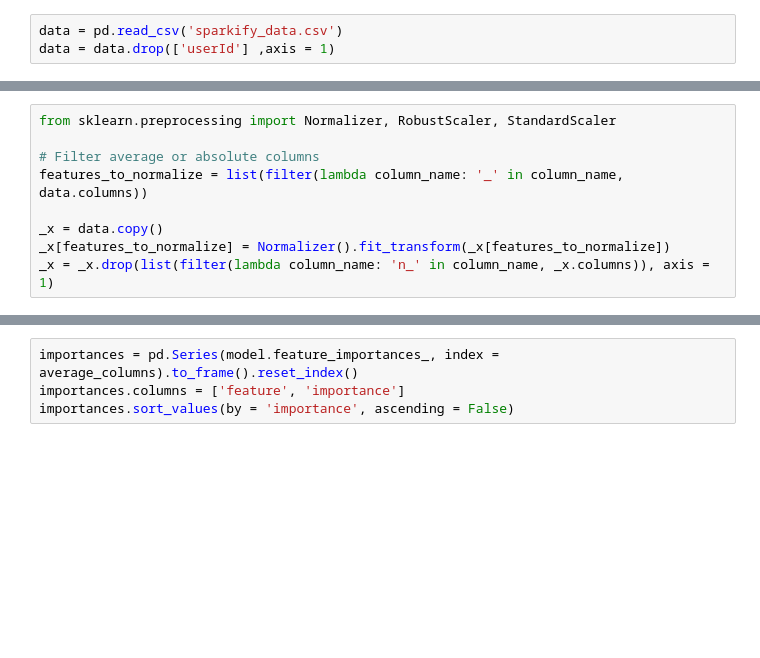
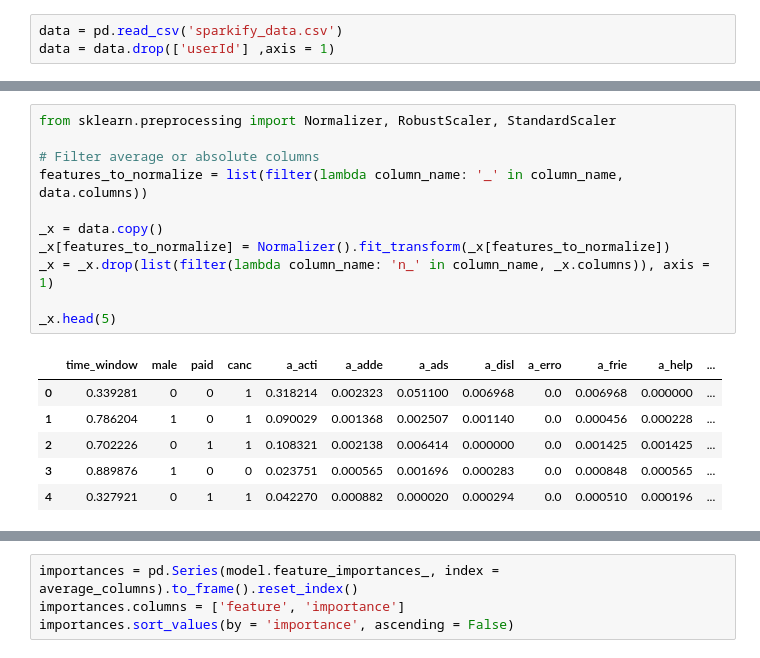
Before and after one commit to brunowdev/sparkify, a Jupyter notebook: Sklearn - Test.ipynb, the cells around one changed output, grey strips where cells are left out. Drawn from its saved outputs; the diff is of its cells as text; blank space fills up the shorter version.

```diff
--- a/Sklearn - Test.ipynb
+++ b/Sklearn - Test.ipynb
@@ -109,9 +117,18 @@ def train_logistic_regression(df, label):
 # %%
 from sklearn.preprocessing import Normalizer, RobustScaler, StandardScaler
 
 # Filter average or absolute columns
 features_to_normalize = list(filter(lambda column_name: '_' in column_name, data.columns))
 
 _x = data.copy()
 _x[features_to_normalize] = Normalizer().fit_transform(_x[features_to_normalize])
 _x = _x.drop(list(filter(lambda column_name: 'n_' in column_name, _x.columns)), axis = 1)
+
+_x.head(5)
+# %% [output]
+|  | time_window | male | paid | canc | a_acti | a_adde | a_ads | a_disl | a_erro | a_frie | a_help | ... |
+| 0 | 0.339281 | 0 | 0 | 1 | 0.318214 | 0.002323 | 0.051100 | 0.006968 | 0.0 | 0.006968 | 0.000000 | ... |
+| 1 | 0.786204 | 1 | 0 | 1 | 0.090029 | 0.001368 | 0.002507 | 0.001140 | 0.0 | 0.000456 | 0.000228 | ... |
+| 2 | 0.702226 | 0 | 1 | 1 | 0.108321 | 0.002138 | 0.006414 | 0.000000 | 0.0 | 0.001425 | 0.001425 | ... |
+| 3 | 0.889876 | 1 | 0 | 0 | 0.023751 | 0.000565 | 0.001696 | 0.000283 | 0.0 | 0.000848 | 0.000565 | ... |
+| 4 | 0.327921 | 0 | 1 | 1 | 0.042270 | 0.000882 | 0.000020 | 0.000294 | 0.0 | 0.000510 | 0.000196 | ... |
```
Also changed, not shown: parts of 9 cells of this notebook.
